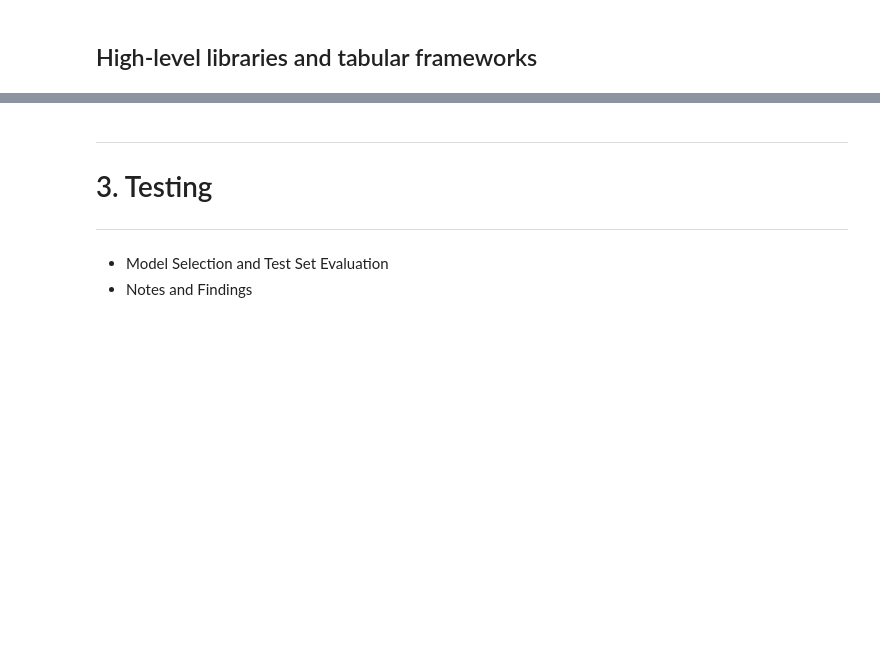
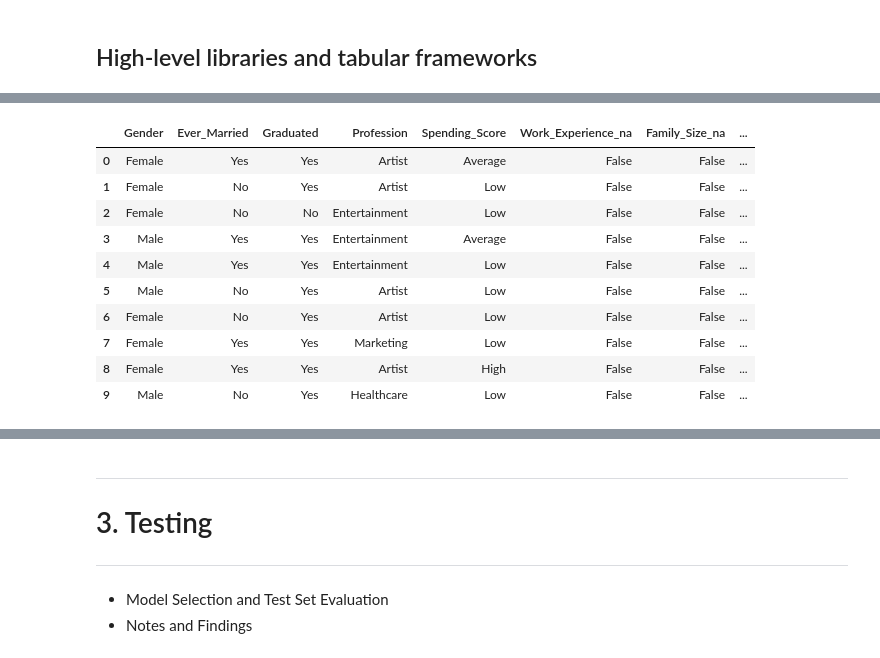
Before and after one commit to SamuelMiller413/Coding-Nomads-Deep-Learning-Miniproject-1, a Jupyter notebook: dl_miniproject_1_tabular_data.ipynb, the cells around one changed output, grey strips where cells are left out. Cells and saved outputs as stored; diff of their text form; code cells hidden in the pictures; blank space fills up the shorter version.

```diff
--- a/dl_miniproject_1_tabular_data.ipynb
+++ b/dl_miniproject_1_tabular_data.ipynb
@@ -756,0 +1076,2 @@ cv = KFold(n_splits = 3, shuffle=True)
+# %%
+train_df1 = pd.read_csv(csv_train)
@@ -756,0 +1099,20 @@ cv = KFold(n_splits = 3, shuffle=True)
+# %%
+cat_cols = ['Gender','Ever_Married','Graduated','Profession','Spending_Score']
+cont_cols = ['Age','Work_Experience', 'Family_Size']
+label_col = ['Segmentation']
+# %%
+dls = TabularDataLoaders.from_df(train_df1, procs = [Categorify, FillMissing, Normalize], cat_names=cat_cols, cont_names=cont_cols, y_names=label_col)
+# %%
+dls.show_batch()
+# %% [output]
+|  | Gender | Ever_Married | Graduated | Profession | Spending_Score | Work_Experience_na | Family_Size_na | ... |
+| 0 | Female | Yes | Yes | Artist | Average | False | False | ... |
+| 1 | Female | No | Yes | Artist | Low | False | False | ... |
+| 2 | Female | No | No | Entertainment | Low | False | False | ... |
+| 3 | Male | Yes | Yes | Entertainment | Average | False | False | ... |
+| 4 | Male | Yes | Yes | Entertainment | Low | False | False | ... |
+| 5 | Male | No | Yes | Artist | Low | False | False | ... |
+| 6 | Female | No | Yes | Artist | Low | False | False | ... |
+| 7 | Female | Yes | Yes | Marketing | Low | False | False | ... |
+| 8 | Female | Yes | Yes | Artist | High | False | False | ... |
+| 9 | Male | No | Yes | Healthcare | Low | False | False | ... |
```
Also changed, not shown: parts of 72 cells of this notebook.
